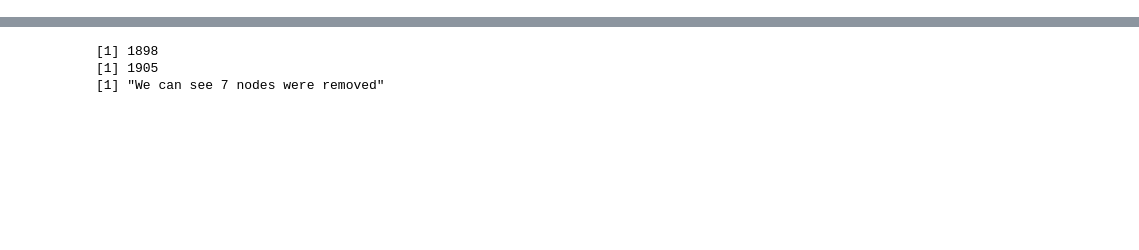
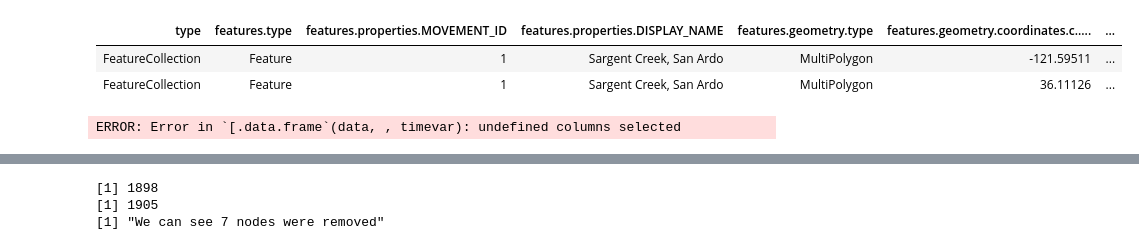
Before and after one commit to nsnguyen/ECE-232E, a Jupyter notebook: project_4/uber_graph.ipynb, the cells around one changed output, grey strips where cells are left out. Cells and saved outputs as stored; diff of their text form; code cells hidden in the pictures; blank space fills up the shorter version.

```diff
--- a/project_4/uber_graph.ipynb
+++ b/project_4/uber_graph.ipynb
@@ -11,2 +14,15 @@ The following object is masked from ‘package:base’:
 
     union
+# %%
+uber_sf_geo = fromJSON(file = "san_francisco_censustracts.json")
+uber_sf_geo_df = as.data.frame(uber_sf_geo)
+# %%
+uber_sf_geo_df
+# %% [output]
+| type | features.type | features.properties.MOVEMENT_ID | features.properties.DISPLAY_NAME | features.geometry.type | features.geometry.coordinates.c..... | ... |
+| FeatureCollection | Feature | 1 | Sargent Creek, San Ardo | MultiPolygon | -121.59511 | ... |
+| FeatureCollection | Feature | 1 | Sargent Creek, San Ardo | MultiPolygon | 36.11126 | ... |
+# %%
+uber_sf_geo_df = reshape(uber_sf_geo_df, direction="wide")
+# %% [output]
+ERROR: Error in `[.data.frame`(data, , timevar): undefined columns selected
```
Also changed, not shown: parts of 7 cells of this notebook, 15 other files.
